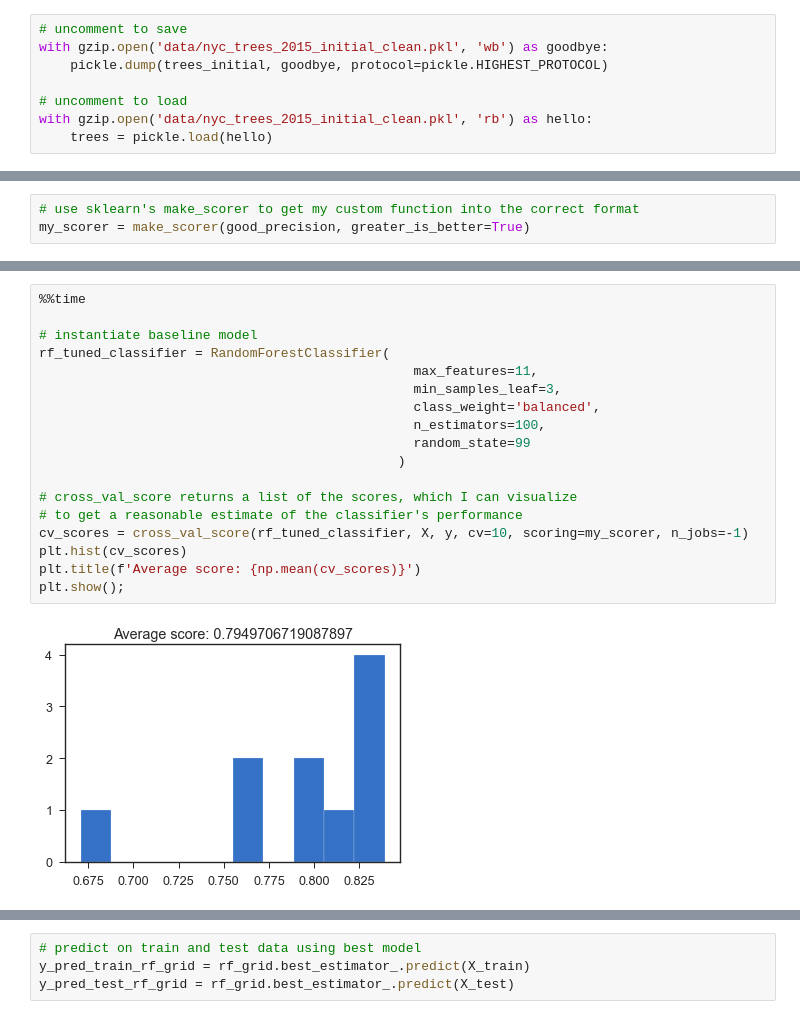
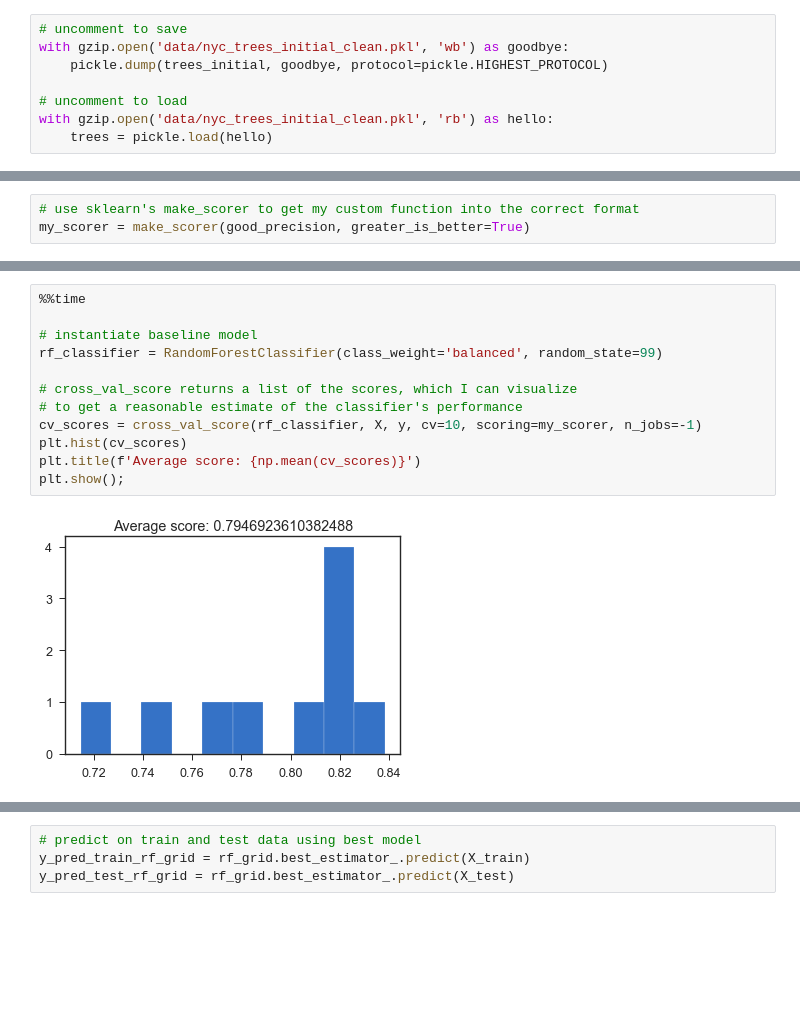
Before and after one commit to p-szymo/nyc_trees, a Jupyter notebook: eda_modeling_evaluation.ipynb, the cells around one changed output, grey strips where cells are left out. Saved outputs shown, nothing was run; the diff lists cells and outputs as text; blank space fills up the shorter version.

Commit message:
add data, revise conf matrices, minor functions fix, rerun/clean up notebook

```diff
--- a/eda_modeling_evaluation.ipynb
+++ b/eda_modeling_evaluation.ipynb
@@ -320,11 +317,11 @@ array(['None', '1or2', '3or4', '5plus'], dtype=object)
 **Save/Load a copy of the clean dataset.**
 # %%
 # uncomment to save
-with gzip.open('data/nyc_trees_2015_initial_clean.pkl', 'wb') as goodbye:
+with gzip.open('data/nyc_trees_initial_clean.pkl', 'wb') as goodbye:
     pickle.dump(trees_initial, goodbye, protocol=pickle.HIGHEST_PROTOCOL)
 
 # uncomment to load
-with gzip.open('data/nyc_trees_2015_initial_clean.pkl', 'rb') as hello:
+with gzip.open('data/nyc_trees_initial_clean.pkl', 'rb') as hello:
     trees = pickle.load(hello)
 # %%
 trees.head()
@@ -2013,20 +2008,14 @@ my_scorer = make_scorer(good_precision, greater_is_better=True)
 # %%
 %%time
 
 # instantiate baseline model
-rf_tuned_classifier = RandomForestClassifier(
-                                                max_features=11,
-                                                min_samples_leaf=3,
-                                                class_weight='balanced',
-                                                n_estimators=100,
-                                                random_state=99
-                                              )
+rf_classifier = RandomForestClassifier(class_weight='balanced', random_state=99)
 
 # cross_val_score returns a list of the scores, which I can visualize
 # to get a reasonable estimate of the classifier's performance
-cv_scores = cross_val_score(rf_tuned_classifier, X, y, cv=10, scoring=my_scorer, n_jobs=-1)
+cv_scores = cross_val_score(rf_classifier, X, y, cv=10, scoring=my_scorer, n_jobs=-1)
 plt.hist(cv_scores)
 plt.title(f'Average score: {np.mean(cv_scores)}')
 plt.show();
 # %% [output]
-[figure, old version]
+[figure, new version]
```
Also changed, not shown: parts of 82 cells of this notebook, 10 other files.
